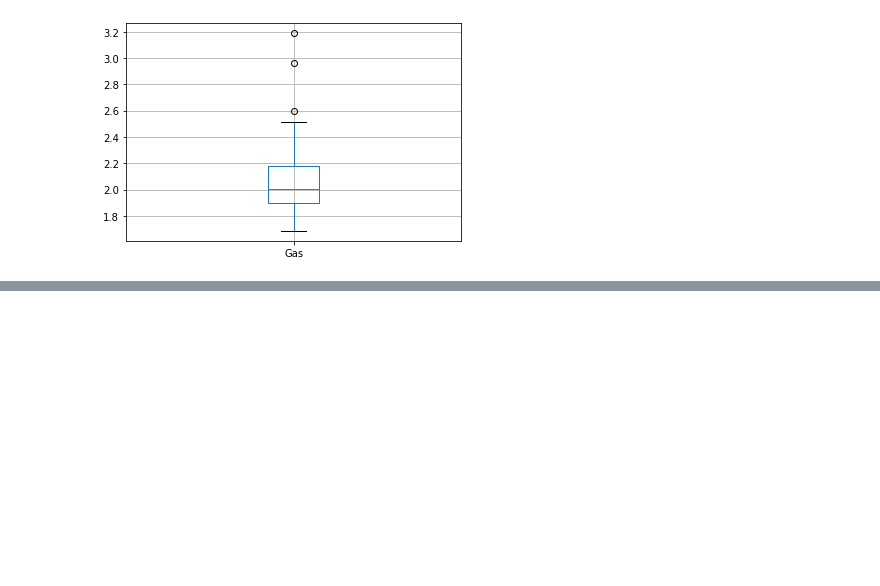
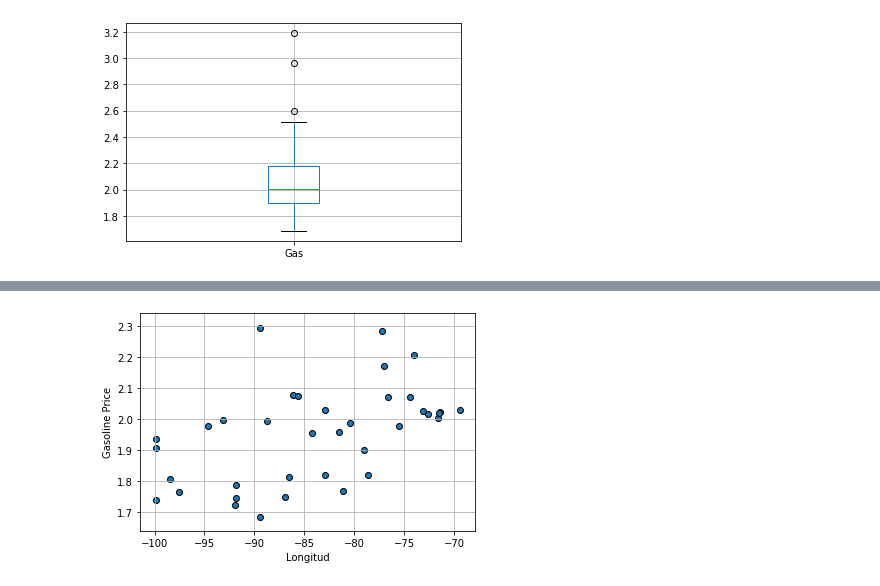
Before and after one commit to Altsa24/Project1, a Jupyter notebook: graphs.ipynb, the cells around one changed output, grey strips where cells are left out. Saved outputs shown, nothing was run; the diff lists cells and outputs as text; code cells hidden in the pictures; blank space fills up the shorter version.

```diff
--- a/graphs.ipynb
+++ b/graphs.ipynb
@@ -103,0 +131,8 @@ working_df_woDC.boxplot(column=["Gas"])
+# %%
+east_df=working_df[working_df['State Longitude']>=-100]
+west_df = working_df[working_df['State Longitude']<-100]
+# %%
+working_plots_long(east_df['State Longitude'],east_df['Gas'],
+              'Gasoline Price',True,False)
+# %% [output]
+[figure, added]
```
Also changed, not shown: parts of 6 cells of this notebook.
